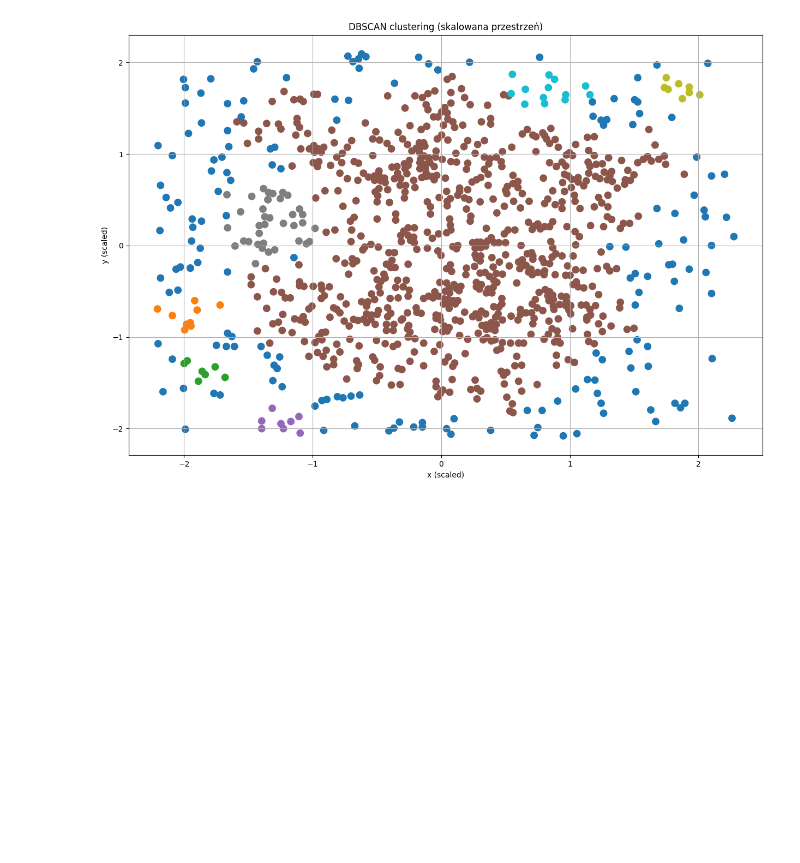
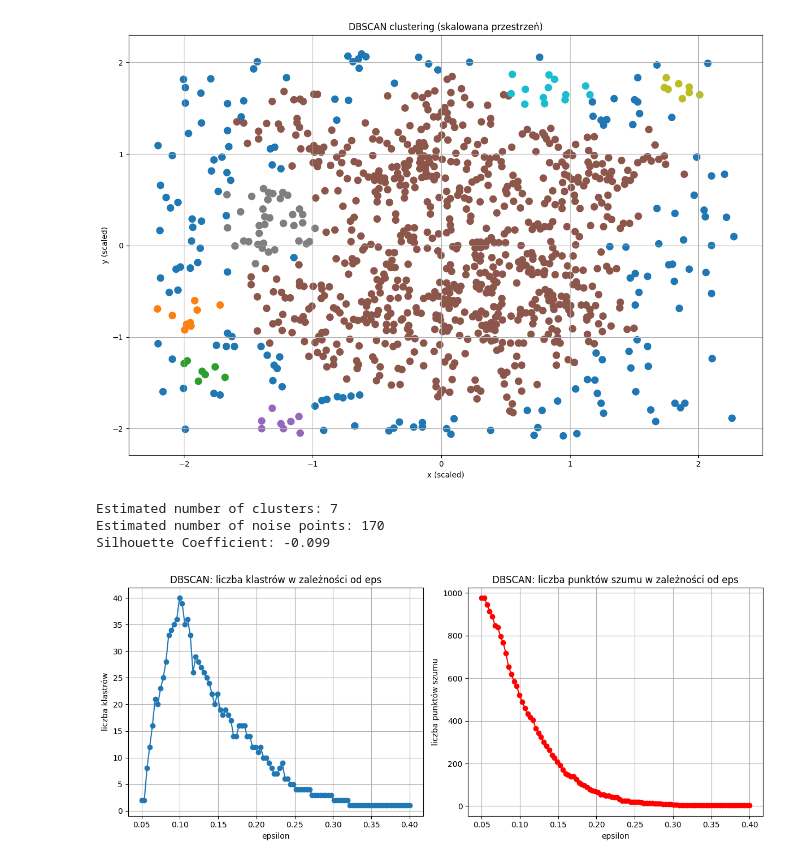
Before and after one commit to redrosesarecool/staz, a Jupyter notebook: obiekty_kosmiczne.ipynb, the cells around one changed output. Saved outputs shown, nothing was run; the diff lists cells and outputs as text; code cells hidden in the pictures; blank space fills up the shorter version.

```diff
--- a/obiekty_kosmiczne.ipynb
+++ b/obiekty_kosmiczne.ipynb
@@ -61,3 +61,81 @@ plt.grid(True)
 plt.show()
 # %% [output]
 [figure]
+# %%
+import numpy as np
+
+from sklearn import metrics
+from sklearn.cluster import DBSCAN
+
+# Number of clusters in labels, ignoring noise if present.
+n_clusters_ = len(set(labels)) - (1 if -1 in labels else 0)
+n_noise_ = list(labels).count(-1)
+
+print("Estimated number of clusters: %d" % n_clusters_)
+print("Estimated number of noise points: %d" % n_noise_)
+
+if n_clusters_ > 1:
+    silhouette = metrics.silhouette_score(X, labels)
+    print(f"Silhouette Coefficient: {silhouette:.3f}")
+else:
+    print("Silhouette Coefficient: cannot be computed (only 1 cluster)")
+# %% [output]
+Estimated number of clusters: 7
+Estimated number of noise points: 170
+Silhouette Coefficient: -0.099
+# %%
+import pandas as pd
+import numpy as np
+import matplotlib.pyplot as plt
+from sklearn.cluster import DBSCAN
+from sklearn.preprocessing import StandardScaler
+
+# 1. Wczytaj dane z pliku
+df = pd.read_csv("dane-obiekty.txt", header=None, names=["x", "y"], sep=",", skiprows=1)
+
+# 2. Skalowanie danych
+X = df[["x", "y"]].values
+X_scaled = StandardScaler().fit_transform(X)
+
+# 3. Parametry do testowania
+eps_values = np.linspace(0.05, 0.4, 100)  # 100 kroków od 0.05 do 0.4
+min_samples = 5  # możesz zmienić
+
+# listy do przechowywania wyników
+n_clusters_list = []
+n_noise_list = []
+
+# 4. Pętla po eps
+for eps in eps_values:
+    db = DBSCAN(eps=eps, min_samples=min_samples).fit(X_scaled)
+    labels = db.labels_
+
+    n_clusters = len(set(labels)) - (1 if -1 in labels else 0)
+    n_noise = list(labels).count(-1)
+
+    n_clusters_list.append(n_clusters)
+    n_noise_list.append(n_noise)
+
+# 5. Rysowanie wykresów
+plt.figure(figsize=(12,5))
+
+# liczba klastrów
+plt.subplot(1,2,1)
+plt.plot(eps_values, n_clusters_list, marker="o")
+plt.xlabel("epsilon")
+plt.ylabel("liczba klastrów")
+plt.title("DBSCAN: liczba klastrów w zależności od eps")
+plt.grid(True)
+
+# liczba punktów szumu
+plt.subplot(1,2,2)
+plt.plot(eps_values, n_noise_list, marker="o", color="red")
+plt.xlabel("epsilon")
+plt.ylabel("liczba punktów szumu")
+plt.title("DBSCAN: liczba punktów szumu w zależności od eps")
+plt.grid(True)
+
+plt.tight_layout()
+plt.show()
+# %% [output]
+[figure, added]
```
